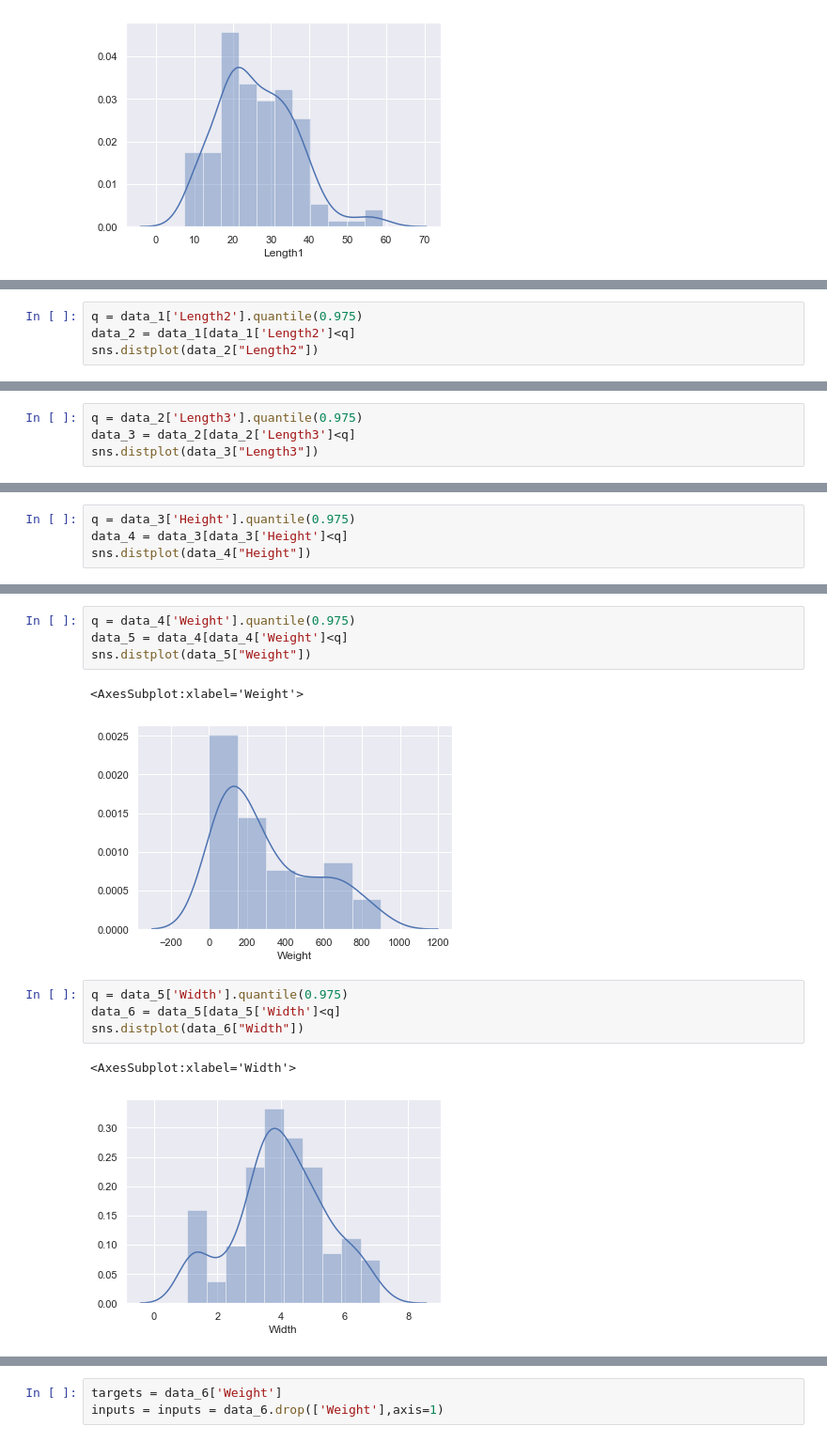
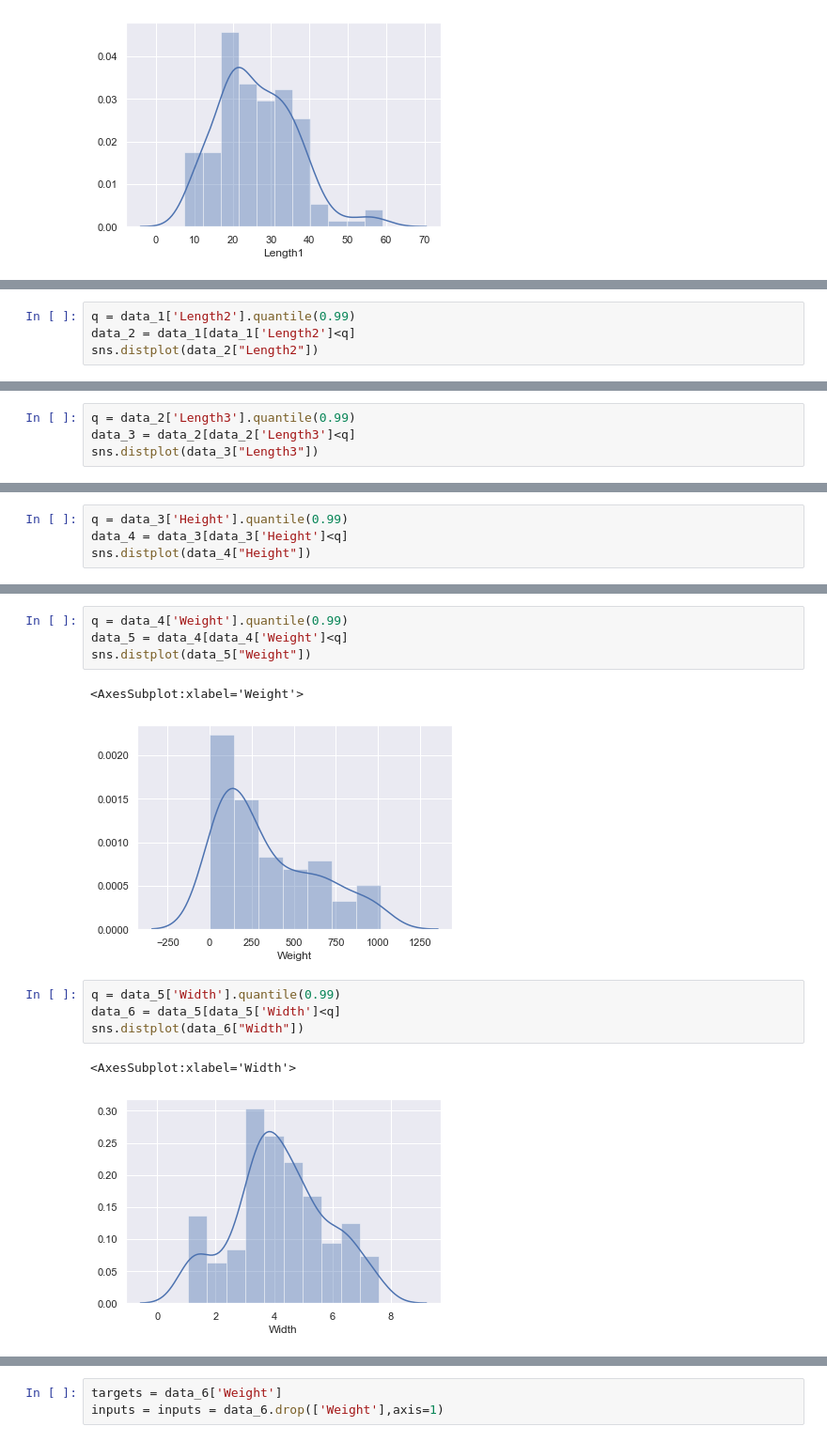
Before and after one commit to malik2067/stats-anaytics, a Jupyter notebook: fish.ipynb, the cells around one changed output, grey strips where cells are left out. Shown at 94% size. Drawn from its saved outputs; the diff is of its cells as text.

```diff
--- a/fish.ipynb
+++ b/fish.ipynb
@@ -74,5 +74,5 @@ sns.distplot(data_1["Length2"])
 # %%
-q = data_1['Length2'].quantile(0.975)
+q = data_1['Length2'].quantile(0.99)
 data_2 = data_1[data_1['Length2']<q]
 sns.distplot(data_2["Length2"])
 # %% [output]
@@ -81,5 +81,5 @@ sns.distplot(data_2["Length2"])
 # %%
-q = data_2['Length3'].quantile(0.975)
+q = data_2['Length3'].quantile(0.99)
 data_3 = data_2[data_2['Length3']<q]
 sns.distplot(data_3["Length3"])
 # %% [output]
@@ -93,5 +93,5 @@ sns.distplot(data_3["Height"])
 # %%
-q = data_3['Height'].quantile(0.975)
+q = data_3['Height'].quantile(0.99)
 data_4 = data_3[data_3['Height']<q]
 sns.distplot(data_4["Height"])
 # %% [output]
@@ -100,17 +100,17 @@ sns.distplot(data_4["Height"])
 # %%
-q = data_4['Weight'].quantile(0.975)
+q = data_4['Weight'].quantile(0.99)
 data_5 = data_4[data_4['Weight']<q]
 sns.distplot(data_5["Weight"])
 # %% [output]
 <AxesSubplot:xlabel='Weight'>
-[figure, old version]
+[figure, new version]
 # %%
-q = data_5['Width'].quantile(0.975)
+q = data_5['Width'].quantile(0.99)
 data_6 = data_5[data_5['Width']<q]
 sns.distplot(data_6["Width"])
 # %% [output]
 <AxesSubplot:xlabel='Width'>
-[figure, old version]
+[figure, new version]
 # %%
 f, (ax1, ax2, ax3,) = plt.subplots(1, 3, sharey=True, figsize =(15,3)) #sharey -> share 'G3' as y
 ax1.scatter(data_6['Length1'],data_6['Length2'])
```
Also changed, not shown: parts of 17 cells of this notebook.
